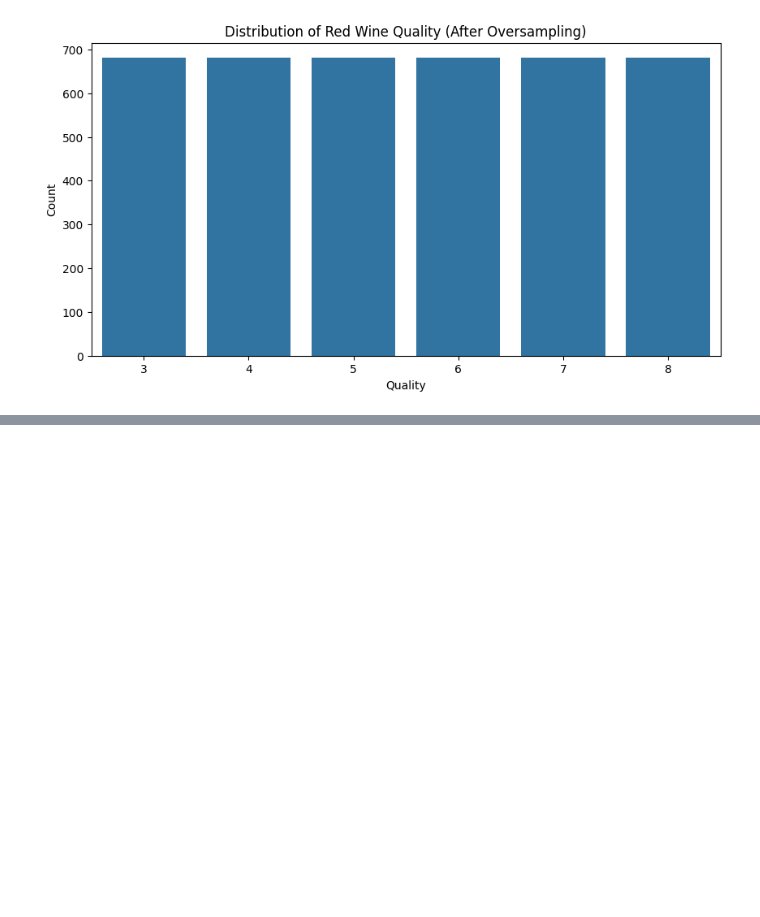
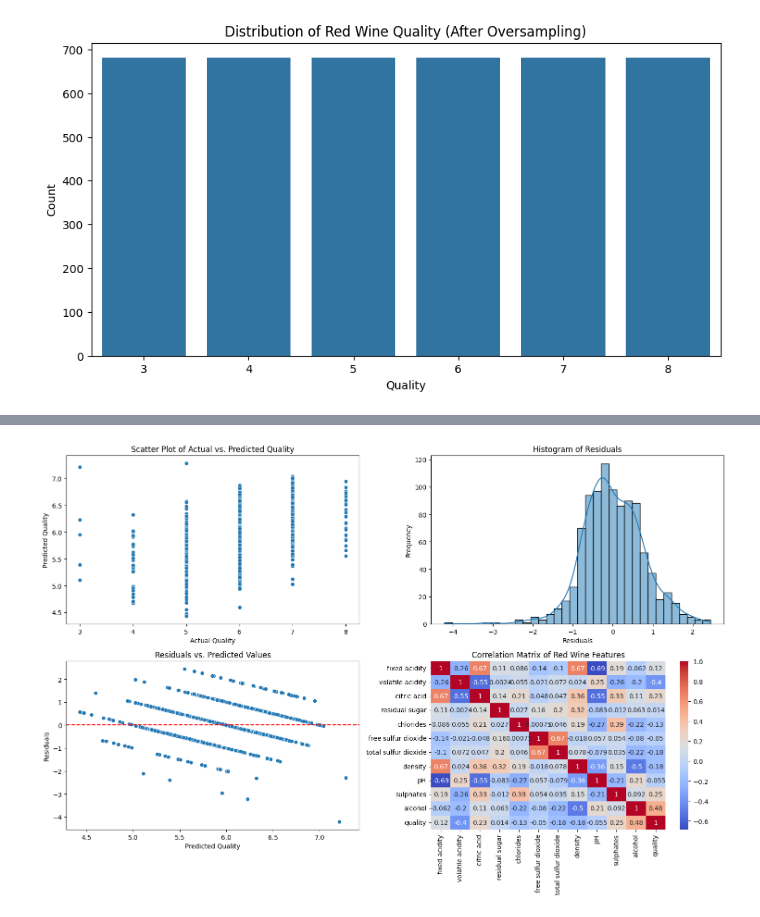
Before and after one commit to erzagaviria/WhiteRabbit, a Jupyter notebook: Untitled.ipynb, the cells around one changed output, grey strips where cells are left out. Cells and saved outputs as stored; diff of their text form; code cells hidden in the pictures; blank space fills up the shorter version.

```diff
--- a/Untitled.ipynb
+++ b/Untitled.ipynb
@@ -506,0 +590,42 @@ weighted avg       0.93      0.93      0.93      3078
+# %%
+# prompt: buatkan scatterplot, histogram residuals, residuals vs predicted values, dan heatmap dalam multiplot untuk red wine
+
+import matplotlib.pyplot as plt
+import seaborn as sns
+
+# Assuming y_pred and y_test are already calculated
+
+# Residuals
+residuals = y_test - y_pred
+
+# Create the multiplot
+fig, axes = plt.subplots(2, 2, figsize=(15, 10))
+
+# Scatterplot
+sns.scatterplot(x=y_test, y=y_pred, ax=axes[0, 0])
+axes[0, 0].set_xlabel("Actual Quality")
+axes[0, 0].set_ylabel("Predicted Quality")
+axes[0, 0].set_title("Scatter Plot of Actual vs. Predicted Quality")
+
+# Histogram of Residuals
+sns.histplot(residuals, kde=True, ax=axes[0, 1])
+axes[0, 1].set_xlabel("Residuals")
+axes[0, 1].set_ylabel("Frequency")
+axes[0, 1].set_title("Histogram of Residuals")
+
+# Residuals vs. Predicted Values
+sns.scatterplot(x=y_pred, y=residuals, ax=axes[1, 0])
+axes[1, 0].set_xlabel("Predicted Quality")
+axes[1, 0].set_ylabel("Residuals")
+axes[1, 0].set_title("Residuals vs. Predicted Values")
+axes[1, 0].axhline(y=0, color='r', linestyle='--') # Add a horizontal line at y=0
+
+# Heatmap (Correlation Matrix)
+correlation_matrix = red_wine.corr()
+sns.heatmap(correlation_matrix, annot=True, cmap='coolwarm', ax=axes[1, 1])
+axes[1, 1].set_title("Correlation Matrix of Red Wine Features")
+
+plt.tight_layout()
+plt.show()
+# %% [output]
+[figure, added]
```
Also changed, not shown: parts of 14 cells of this notebook.
